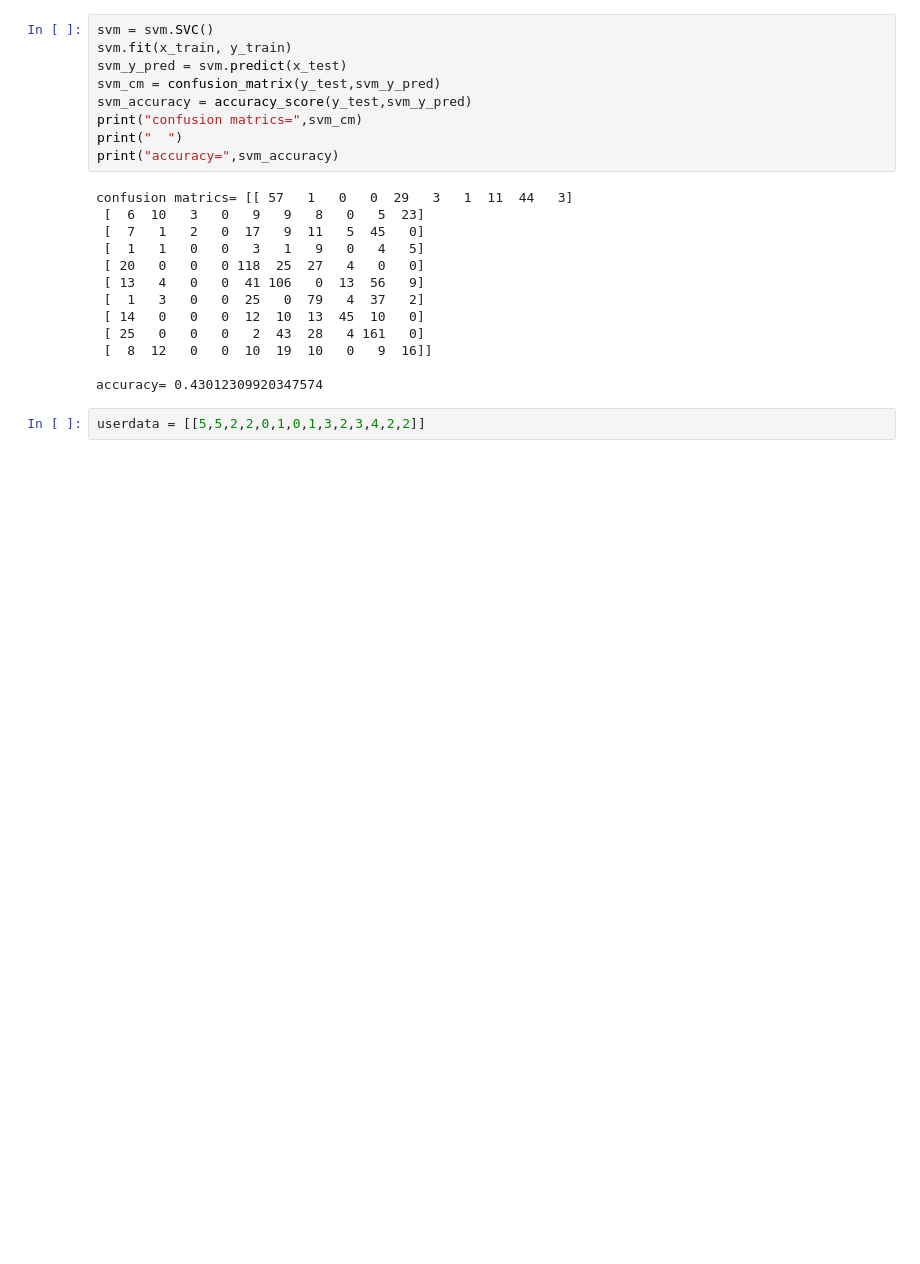
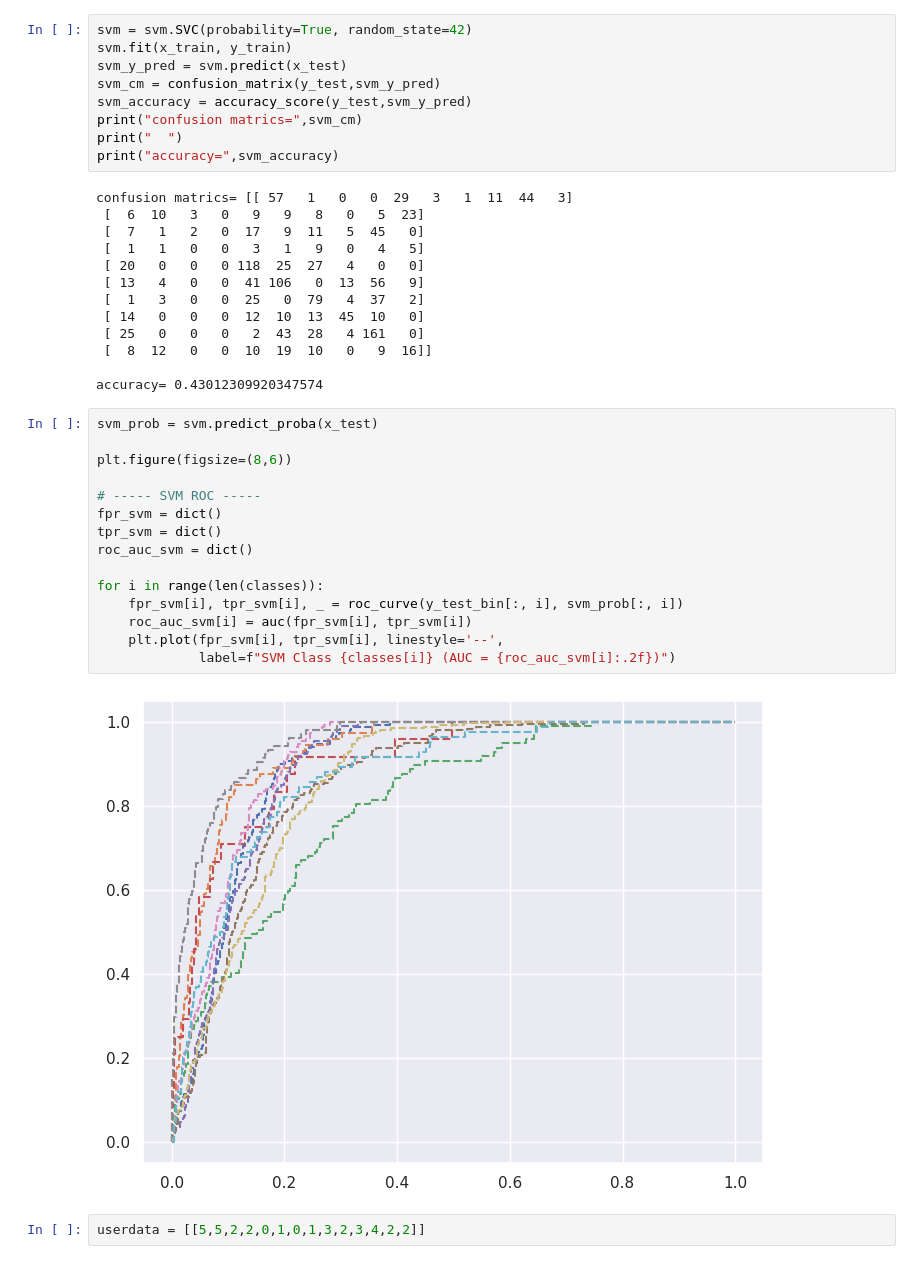
Before and after one commit to darshan2436/Carrer_Predict, a Jupyter notebook: server/careersensemodel.ipynb, the cells around one changed output. Cells and saved outputs as stored; diff of their text form; blank space fills up the shorter version.

```diff
--- a/server/careersensemodel.ipynb
+++ b/server/careersensemodel.ipynb
@@ -486,5 +515,5 @@ accuracy= 0.8102824040550326
 # %%
-svm = svm.SVC()
+svm = svm.SVC(probability=True, random_state=42)
 svm.fit(x_train, y_train)
 svm_y_pred = svm.predict(x_test)
 svm_cm = confusion_matrix(y_test,svm_y_pred)
@@ -505,6 +534,23 @@ confusion matrics= [[ 57   1   0   0  29   3   1  11  44   3]
  [  8  12   0   0  10  19  10   0   9  16]]
 
 accuracy= 0.43012309920347574
+# %%
+svm_prob = svm.predict_proba(x_test)
+
+plt.figure(figsize=(8,6))
+
+# ----- SVM ROC -----
+fpr_svm = dict()
+tpr_svm = dict()
+roc_auc_svm = dict()
+
+for i in range(len(classes)):
+    fpr_svm[i], tpr_svm[i], _ = roc_curve(y_test_bin[:, i], svm_prob[:, i])
+    roc_auc_svm[i] = auc(fpr_svm[i], tpr_svm[i])
+    plt.plot(fpr_svm[i], tpr_svm[i], linestyle='--',
+             label=f"SVM Class {classes[i]} (AUC = {roc_auc_svm[i]:.2f})")
+# %% [output]
+[figure, added]
 # %%
 userdata = [[5,5,2,2,0,1,0,1,3,2,3,4,2,2]]
 # %%
```
Also changed, not shown: parts of 5 cells of this notebook.
